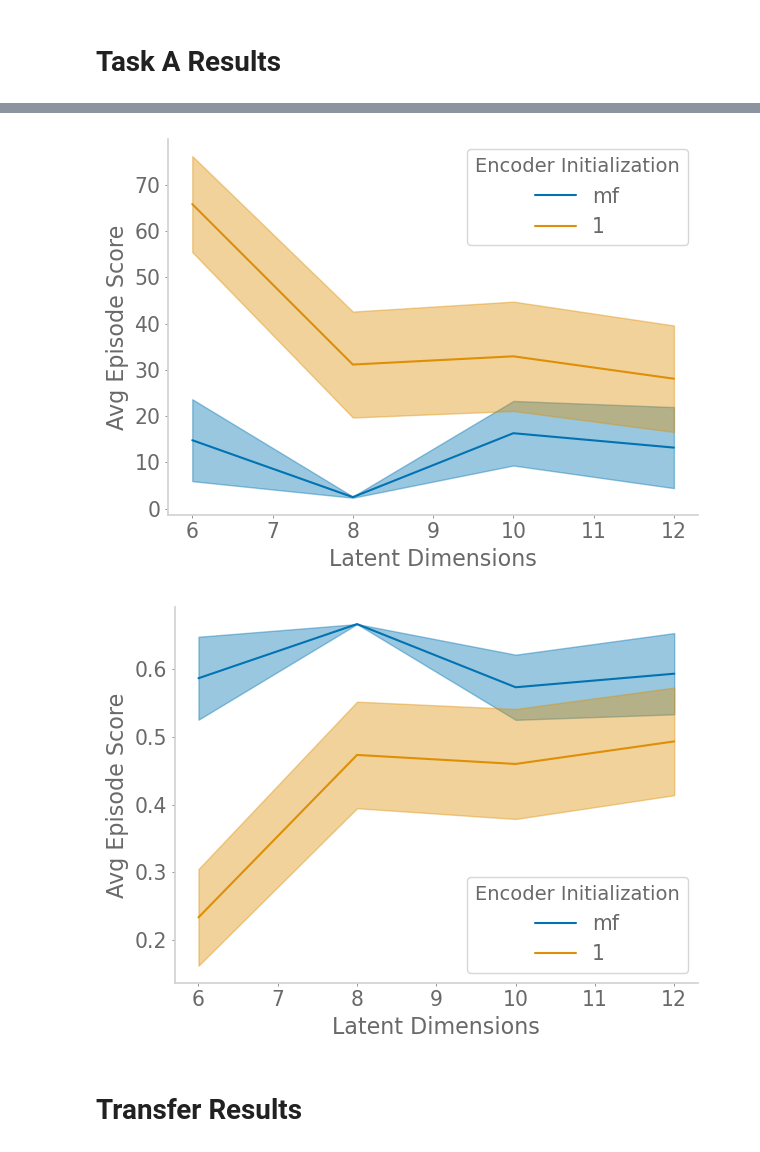
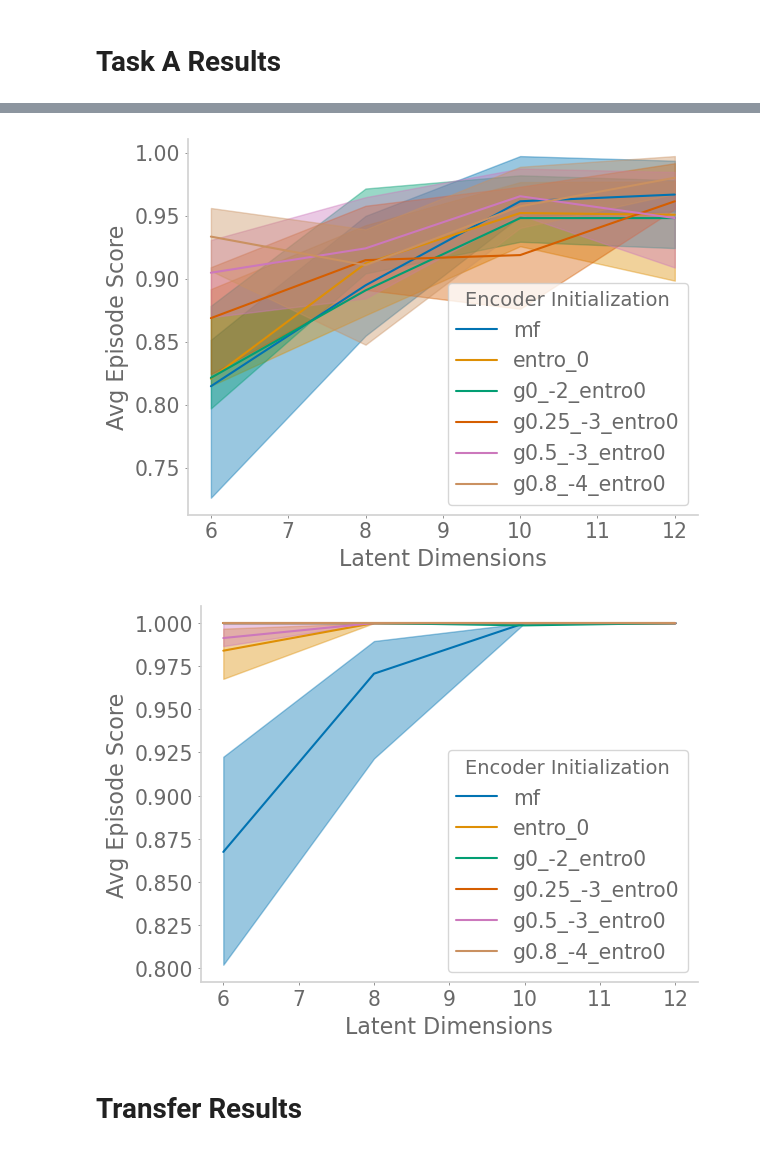
Before and after one commit to chingf/auxrl, a Jupyter notebook: notebooks/05-foraging-summary-statistics.ipynb, the cells around one changed output, grey strips where cells are left out. Drawn from its saved outputs; the diff is of its cells as text; code cells hidden in the pictures.

Commit message:
Add notebook to make dimensionality plots

```diff
--- a/notebooks/05-foraging-summary-statistics.ipynb
+++ b/notebooks/05-foraging-summary-statistics.ipynb
@@ -122,2 +118,2 @@ os.listdir('/mnt/smb/locker/aronov-locker/Ching/rl/pickles/gridworld_dm_dim6/gri
 # %%
-taskA_df = get_df('gridworld', zs)
+taskA_df = get_df('gridworld6x6', zs)
@@ -124,23 +143,27 @@ taskA_df = get_df('gridworld', zs)
 # %%
 plot(
-    taskA_df, 'valid_steps', 500,
-    smooth_line=True, smooth_n=3, fnames=['mf', '1'],
+    taskA_df, 'valid_score',
+    100,
+    smooth_line=True, smooth_n=10,
+    fnames=['mf', 'entro_0', 'g0_-2_entro0', 'g0.25_-3_entro0', 'g0.5_-3_entro0', 'g0.8_-4_entro0'],
     smooth_plot=False,
-    figname='decodersize_transfer_late', legend_title='Encoder Initialization',
+    figname='gridworld6x6_taskA_early', legend_title='Encoder Initialization',
     colors=['C0', 'C1', 'C2', 'C3', 'C4', 'C5']
      )
 # %% [output]
-[figure, old version]
+[figure, new version]
 # %%
 plot(
-    taskA_df, 'valid_score', 500,
-    smooth_line=True, smooth_n=3, fnames=['mf', '1'],
+    taskA_df, 'valid_score',
+    180,
+    smooth_line=True, smooth_n=10,
+    fnames=['mf', 'entro_0', 'g0_-2_entro0', 'g0.25_-3_entro0', 'g0.5_-3_entro0', 'g0.8_-4_entro0'],
     smooth_plot=False,
-    figname='decodersize_transfer_late', legend_title='Encoder Initialization',
+    figname='gridworld6x6_taskA_late', legend_title='Encoder Initialization',
     colors=['C0', 'C1', 'C2', 'C3', 'C4', 'C5']
      )
 # %% [output]
-[figure, old version]
+[figure, new version]
 # %% [markdown]
 # Transfer Results
 # %%
```
Also changed, not shown: parts of 6 cells of this notebook, 1 other file.
